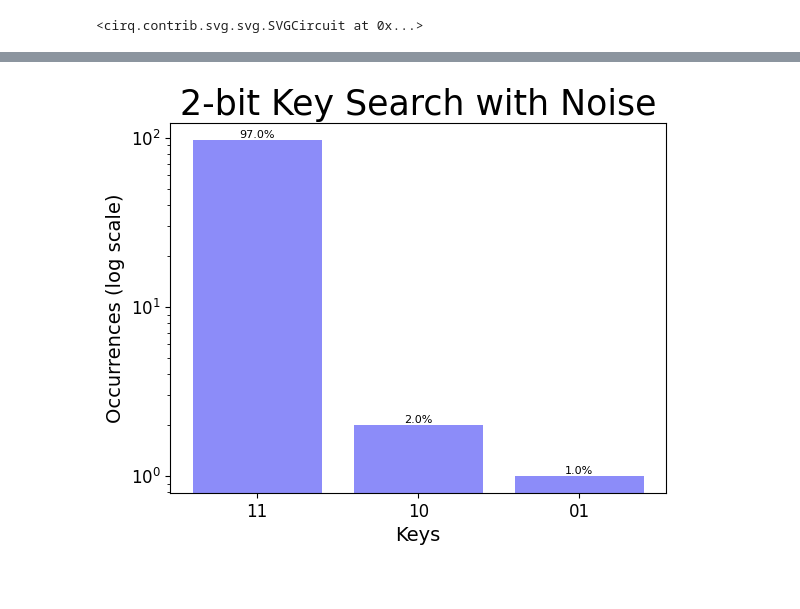
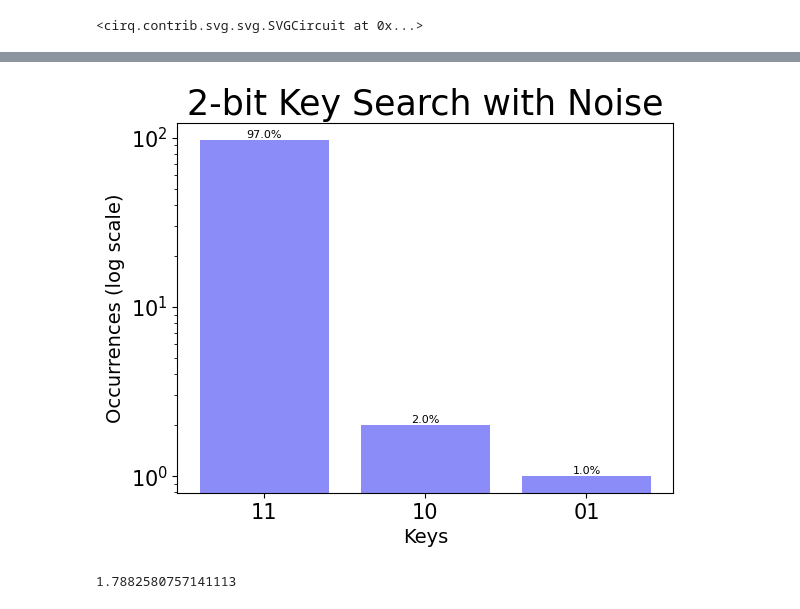
Before and after one commit to rushanh1/Quantum-Networks-Quantum-Circuits, a Jupyter notebook: quantum_brute_force_key_search.ipynb, the cells around one changed output, grey strips where cells are left out. Cells and saved outputs as stored; diff of their text form; code cells hidden in the pictures; blank space fills up the shorter version.

```diff
--- a/quantum_brute_force_key_search.ipynb
+++ b/quantum_brute_force_key_search.ipynb
@@ -170,37 +182,45 @@ plt.show()
 # %%
+start_time = time.time()
 
 #Running simulator with noise
 result = cirq.Simulator(noise=noise_model, seed=1).run(circuit, repetitions=100)
+end_time = time.time()
+total_time = end_time - start_time
+
 
 counts = result.histogram(key ='result') #counts how many times each key was measured
 total = sum(counts.values()) #adds up the total num of counts
 
 keys = []
 values = []
 
 for o in counts:
   if counts[o] > 0.001 * total:
     keys.append(format(o, f'0{n}b')) #Turns the key num into strings
     values.append(counts[o])
 
 plt.bar(keys, values, color='#8C8CF9')
 
 #runs through each bar
 for i in range(len(values)):
   plt.text(i, values[i], f'{100*values[i]/total:.1f}%', ha='center', va='bottom')
 
 plt.title('2-bit Key Search with Noise')
 plt.xlabel('Keys')
 plt.ylabel('Occurrences (log scale)')
 plt.yscale("log")
 
+
 plt.rcParams.update({
     'axes.titlesize': 25,
     'axes.labelsize': 14,
     'xtick.labelsize': 15,
     'ytick.labelsize': 15
 })
 
 plt.show()
+
+print(total_time)
 # %% [output]
-[figure, old version]
+[figure, new version]
+1.7882580757141113
```
Also changed, not shown: parts of 3 cells of this notebook.
